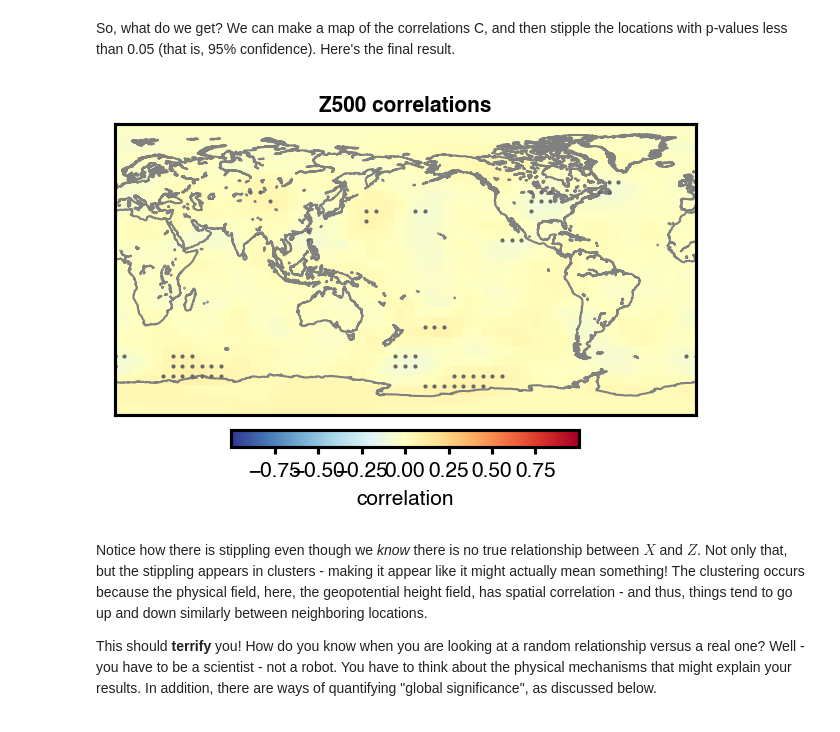
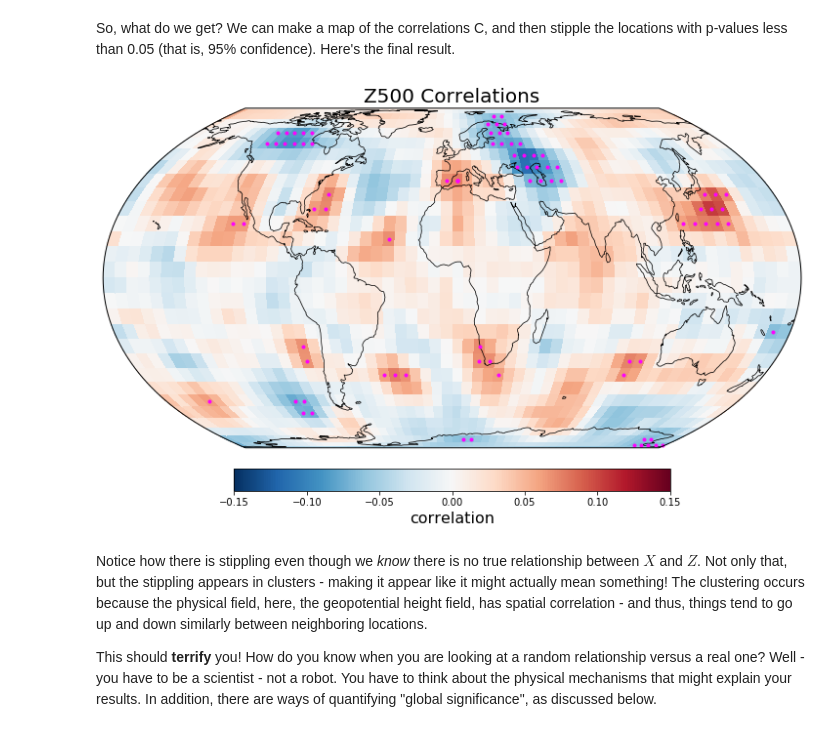
Before and after one commit to kjmayer/ats655-coursematerial, a Jupyter notebook: jupyter_notebooks/maps_of_random_relationships.ipynb, the cells around one changed output. Saved outputs shown, nothing was run; the diff lists cells and outputs as text; code cells hidden in the pictures.

Commit message:
took out dependencies, used new global mapping

```diff
--- a/jupyter_notebooks/maps_of_random_relationships.ipynb
+++ b/jupyter_notebooks/maps_of_random_relationships.ipynb
@@ -90,32 +88,27 @@ for ilat,vallat in enumerate(LAT):
         C[ilat,ilon] = corr_val
 # %% [markdown]
 So, what do we get? We can make a map of the correlations C, and then stipple the locations with p-values less than 0.05 (that is, 95% confidence). Here's the final result.
-# %%
-gf.cc()
-cgf.cfig(1)
-
-m = Basemap(projection='cyl',llcrnrlat=-90,urcrnrlat=90, llcrnrlon=0,urcrnrlon=360, resolution='l')
-m.drawcoastlines(color = 'gray')
-
-lon_2d,lat_2d = np.meshgrid(LONG,LAT)
-x,y = m(lon_2d,lat_2d)
-cs = plt.pcolor(x,y,C, cmap = plt.cm.get_cmap('RdYlBu_r'))
-
-for ilat,vallat in enumerate(LAT):
-    for ilon,vallon in enumerate(LONG):
-        if(P[ilat,ilon]<0.05):
-            x,y = m(vallon,vallat)
-            m.plot(x,y,'o',markersize = 1, color = 'dimgray')
-
-cb = plt.colorbar(cs,orientation='horizontal',fraction=0.046, pad=0.04)
-cb.set_label(label = 'correlation')
-plt.clim(-np.max(np.abs(P[:])),np.max(np.abs(P[:])))
-
-plt.title('Z500 correlations')
-
-plt.show()
-# %% [output]
-[figure, removed]
+# %%
+data_crs = ct.crs.PlateCarree()
+
+plt.figure(figsize=(16,8))
+ax = plt.subplot(projection=ct.crs.EqualEarth())
+ax.set_global()
+ax.coastlines(linewidth = .75)
+image = ax.pcolormesh(LONG, LAT, C, transform=data_crs, cmap='RdBu_r')
+cb = plt.colorbar(image, shrink=.5, orientation="horizontal", pad=.05)
+cb.set_label('correlation', fontsize=16)
+image.set_clim(-.15,.15)
+
+for ilat,vallat in enumerate(LAT):
+    for ilon,vallon in enumerate(LONG):
+        if(P[ilat,ilon]<0.05):
+            ax.plot(vallon+np.abs(np.diff(LONG)[1])/2,vallat-np.abs(np.diff(LAT)[1])/2,'o',markersize = 3, color = 'fuchsia', transform=data_crs)
+
+plt.title('Z500 Correlations', fontsize=20)
+plt.show()
+# %% [output]
+[figure, added]
 # %% [markdown]
 Notice how there is stippling even though we *know* there is no true relationship between $X$ and $Z$. Not only that, but the stippling appears in clusters - making it appear like it might actually mean something! The clustering occurs because the physical field, here, the geopotential height field, has spatial correlation - and thus, things tend to go up and down similarly between neighboring locations.
 
```
Also changed, not shown: parts of 3 cells of this notebook.
